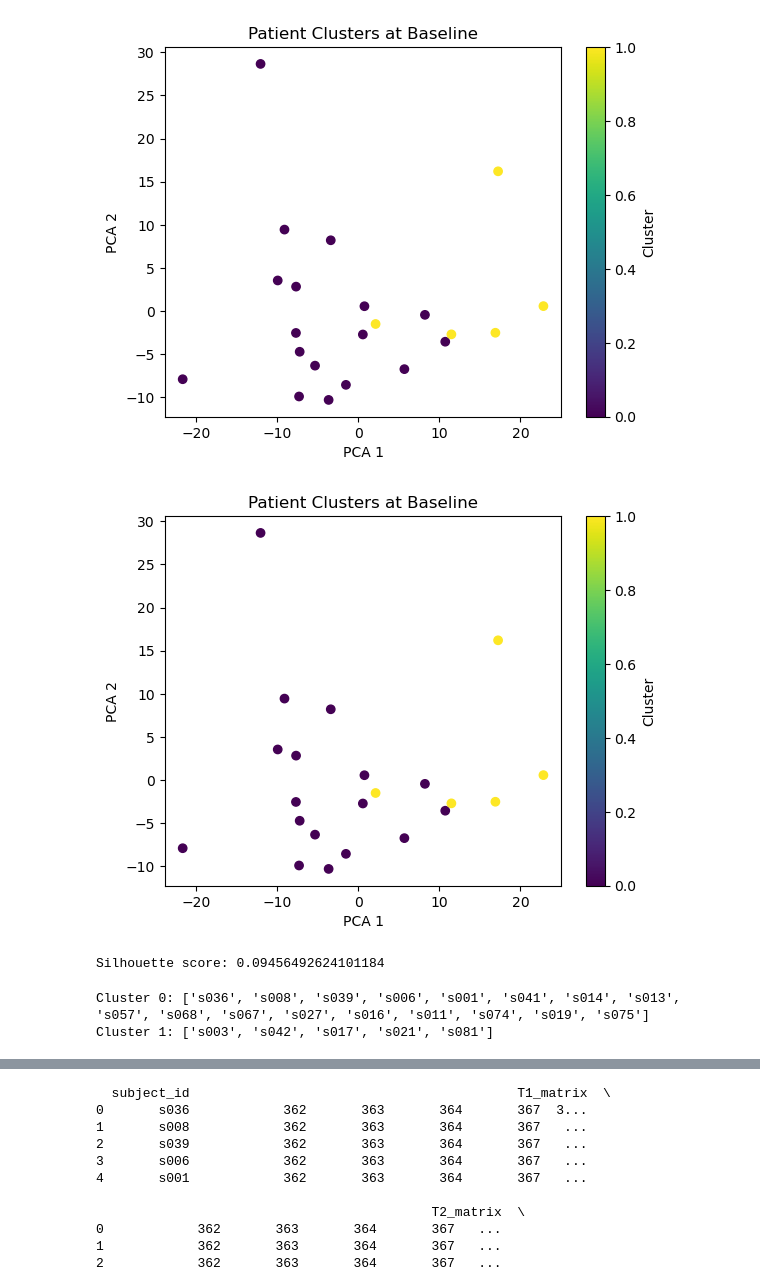
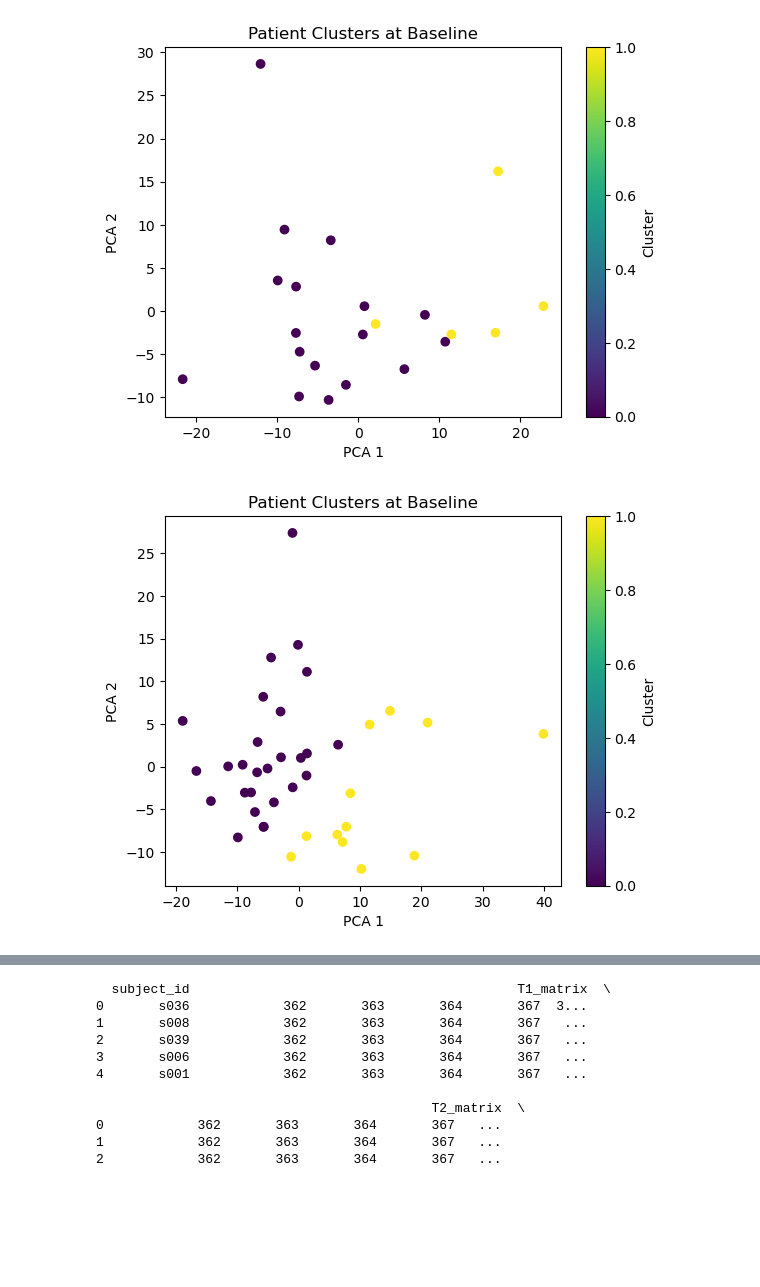
Before and after one commit to maylismlr/uphummel_MA4, a Jupyter notebook: clustering.ipynb, the cells around one changed output, grey strips where cells are left out. Drawn from its saved outputs; the diff is of its cells as text; code cells hidden in the pictures; blank space fills up the shorter version.

Commit message:
cluster depending on which matrices I take

```diff
--- a/clustering.ipynb
+++ b/clustering.ipynb
@@ -47,8 +47,8 @@ folder_path = "FC_matrices_times_wp11/"
 rois = [363, 364, 365, 368, 372, 373, 374, 377, 379, 361, 370, 362, 371, 10, 11, 12, 54, 56, 78, 96, 190, 191, 192, 234, 236, 258, 276, 8, 9, 51, 52, 53, 188, 189, 231, 232, 233]
 rois = [roi - 1 for roi in rois]
 
-valid_subjects = functions.get_valid_subjects(folder_path)
-print(len(valid_subjects))
 t1_matrices, rsfMRI_full_info, rsfMRI_info, t1_subjects = functions.load_data_T1_only(folder_path, rois)
-matrices, rsfMRI_full_info, rsfMRI_info, subjects = functions.load_data_2(folder_path, rois, valid_subjects)
+all_matrices, rsfMRI_full_info, rsfMRI_info, all_subjects = functions.load_data(folder_path, rois)
+t1_t3_matrices, rsfMRI_full_info, rsfMRI_info, t1_t3_subjects = functions.load_data_2(folder_path, rois)
+t1_t4_matrices, rsfMRI_full_info, rsfMRI_info, t1_t4_subjects = functions.load_data_3(folder_path, rois)
 #matrices = functions.matrices_to_wide_df(matrices)
@@ -75,50 +79,6 @@ functions.cluster_and_plot(matrices, numerical_cols_names= numerical_cols, categ
 # %% [output]
 [figure]
 # %%
-baseline_matrices = matrices['T1_matrix']
-
-def flatten_upper(mat):
-    mat = mat.values if isinstance(mat, pd.DataFrame) else mat  # ensure it's an array
-    return mat[np.triu_indices_from(mat, k=1)]
-
-X = np.array([flatten_upper(m) for m in baseline_matrices])
-subject_ids = matrices.loc[baseline_matrices.index, 'subject_id'].tolist()
-
-scaler = StandardScaler()
-X_scaled = scaler.fit_transform(X)
-
-kmeans = KMeans(n_clusters=2, random_state=42) # 3 clusters seems to work best in plot below, but have to check again with silhouette score
-labels = kmeans.fit_predict(X_scaled)  # shape: (22,)
-
-pca = PCA(n_components=2)
-X_pca = pca.fit_transform(X_scaled)
-
-plt.scatter(X_pca[:, 0], X_pca[:, 1], c=labels, cmap='viridis')
-plt.title("Patient Clusters at Baseline")
-plt.xlabel("PCA 1")
-plt.ylabel("PCA 2")
-plt.colorbar(label="Cluster")
-plt.show()
+functions.cluster_and_plot(t1_t3_matrices, numerical_cols_names= numerical_cols, categorical_cols_name=categorical_cols)
 # %% [output]
-[figure, old version]
+[figure, new version]
-# %%
-score = silhouette_score(X_scaled, labels)
-print(f"Silhouette score: {score}")
-# %% [output]
-Silhouette score: 0.09456492624101184
-# %%
-# Assuming `baseline_matrices` is a Pandas Series containing your matrices
-subject_ids = matrices.loc[baseline_matrices.index, 'subject_id'].tolist()
-
-# Create a DataFrame with subject IDs and their corresponding cluster labels
-subject_cluster_df = pd.DataFrame({'subject_id': subject_ids, 'cluster': labels})
-
-# Group subjects by cluster label
-grouped_subjects = subject_cluster_df.groupby('cluster')['subject_id'].apply(list).to_dict()
-
-# Print subjects in each cluster
-for cluster, subjects in grouped_subjects.items():
-    print(f"Cluster {cluster}: {subjects}")
-# %% [output]
-Cluster 0: ['s036', 's008', 's039', 's006', 's001', 's041', 's014', 's013', 's057', 's068', 's067', 's027', 's016', 's011', 's074', 's019', 's075']
-Cluster 1: ['s003', 's042', 's017', 's021', 's081']
```
Also changed, not shown: parts of 7 cells of this notebook, 4 other files.
